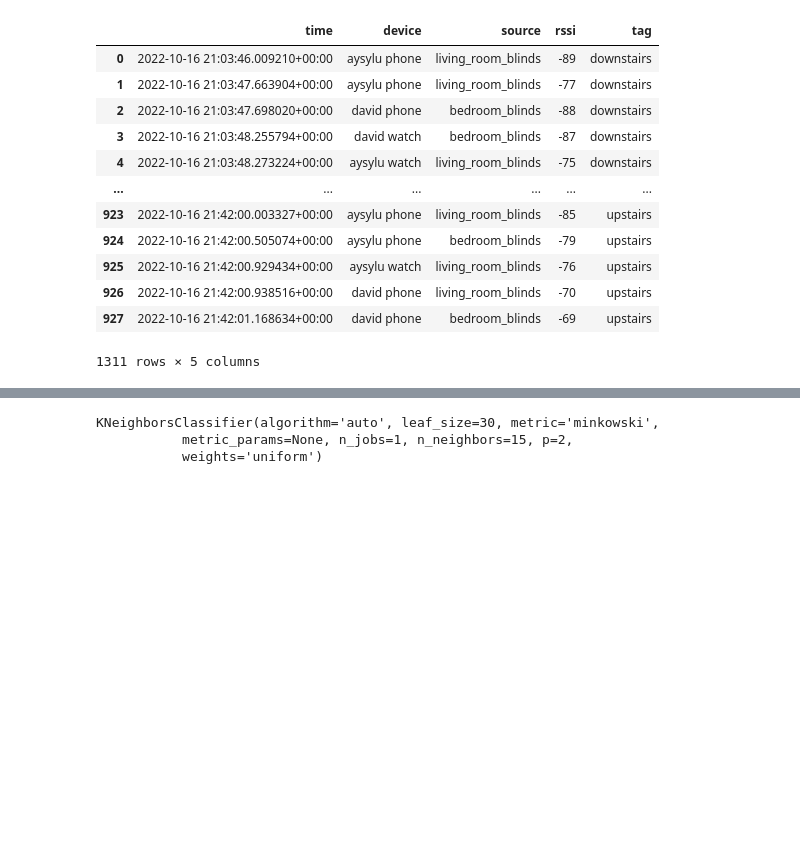
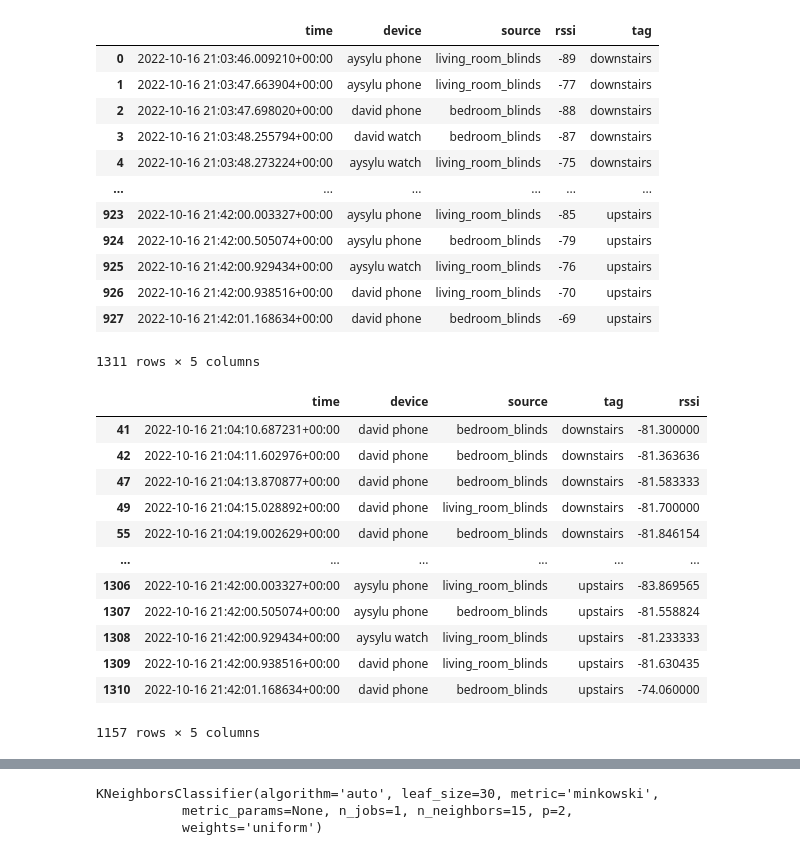
Before and after one commit to dgrnbrg/appdaemon-configs, a Jupyter notebook: appdaemon-dev.ipynb, the cells around one changed output, grey strips where cells are left out. Saved outputs shown, nothing was run; the diff lists cells and outputs as text; code cells hidden in the pictures; blank space fills up the shorter version.

```diff
--- a/appdaemon-dev.ipynb
+++ b/appdaemon-dev.ipynb
@@ -314,4 +314,23 @@ df
 | 926 | 2022-10-16 21:42:00.938516+00:00 | david phone | living_room_blinds | -70 | upstairs |
 | 927 | 2022-10-16 21:42:01.168634+00:00 | david phone | bedroom_blinds | -69 | upstairs |
 1311 rows × 5 columns
+# %%
+rolling_rssi = df.set_index('time').groupby(['device', 'source']).rolling("3min", min_periods=10)['rssi'].mean().reset_index()
+#rolling_rssi = rolling_rssi.set_index('time').groupby(['device', 'source']).rolling("5min", min_periods=5)['rssi'].mean().reset_index()
+rolling_labeled = pd.merge(df.drop('rssi', axis=1), rolling_rssi, on=['device', 'source', 'time']).dropna()
+rolling_labeled
+# %% [output]
+|  | time | device | source | tag | rssi |
+| 41 | 2022-10-16 21:04:10.687231+00:00 | david phone | bedroom_blinds | downstairs | -81.300000 |
+| 42 | 2022-10-16 21:04:11.602976+00:00 | david phone | bedroom_blinds | downstairs | -81.363636 |
+| 47 | 2022-10-16 21:04:13.870877+00:00 | david phone | bedroom_blinds | downstairs | -81.583333 |
+| 49 | 2022-10-16 21:04:15.028892+00:00 | david phone | living_room_blinds | downstairs | -81.700000 |
+| 55 | 2022-10-16 21:04:19.002629+00:00 | david phone | bedroom_blinds | downstairs | -81.846154 |
+| ... | ... | ... | ... | ... | ... |
+| 1306 | 2022-10-16 21:42:00.003327+00:00 | aysylu phone | living_room_blinds | upstairs | -83.869565 |
+| 1307 | 2022-10-16 21:42:00.505074+00:00 | aysylu phone | bedroom_blinds | upstairs | -81.558824 |
+| 1308 | 2022-10-16 21:42:00.929434+00:00 | aysylu watch | living_room_blinds | upstairs | -81.233333 |
+| 1309 | 2022-10-16 21:42:00.938516+00:00 | david phone | living_room_blinds | upstairs | -81.630435 |
+| 1310 | 2022-10-16 21:42:01.168634+00:00 | david phone | bedroom_blinds | upstairs | -74.060000 |
+1157 rows × 5 columns
 # %%
```
Also changed, not shown: parts of 3 cells of this notebook.
